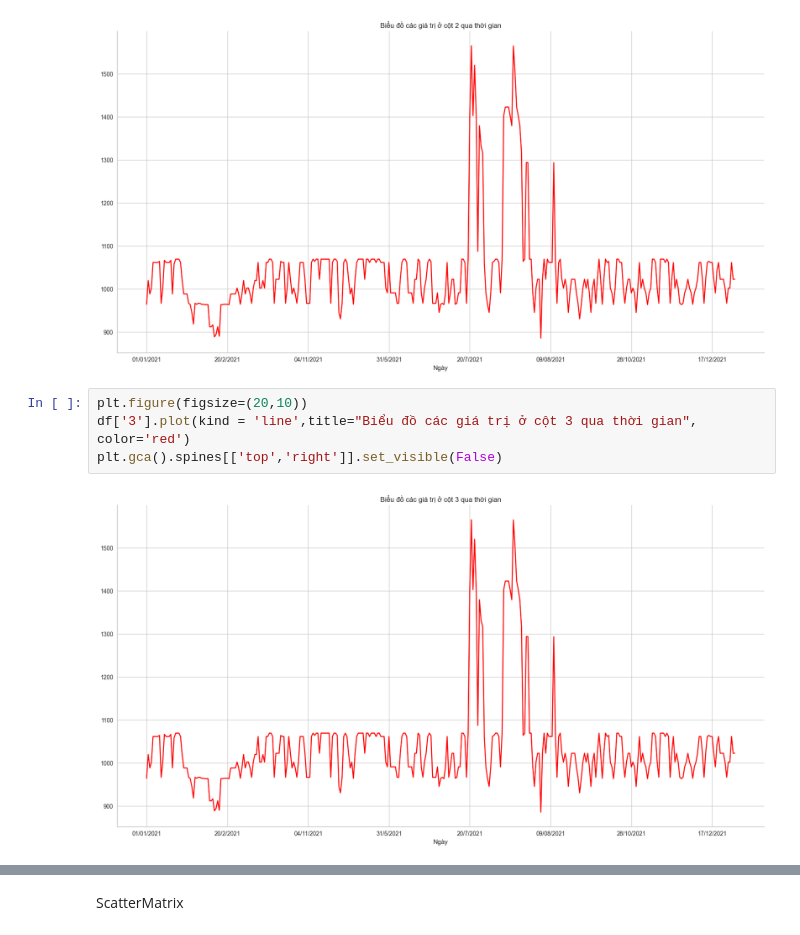
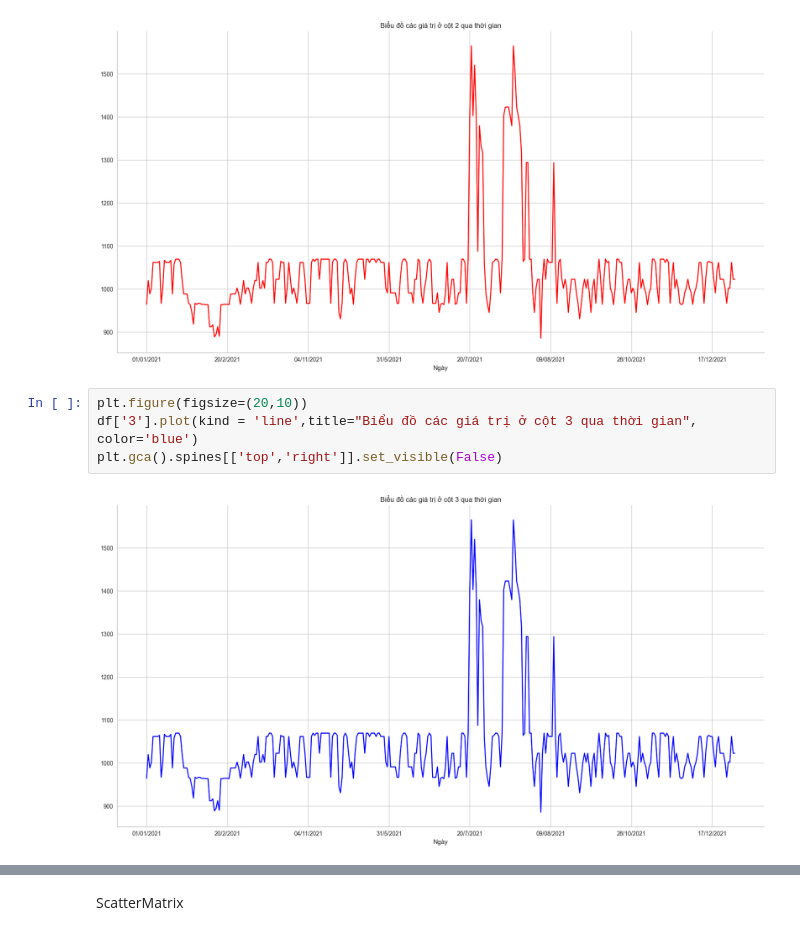
Before and after one commit to ntanhhh/Time_Series, a Jupyter notebook: bai3.ipynb, the cells around one changed output, grey strips where cells are left out. Drawn from its saved outputs; the diff is of its cells as text.

```diff
--- a/bai3.ipynb
+++ b/bai3.ipynb
@@ -43,9 +43,9 @@ plt.gca().spines[['top','right']].set_visible(False)
 [figure]
 # %%
 plt.figure(figsize=(20,10))
-df['3'].plot(kind = 'line',title="Biểu đồ các giá trị ở cột 3 qua thời gian", color='red')
+df['3'].plot(kind = 'line',title="Biểu đồ các giá trị ở cột 3 qua thời gian", color='blue')
 plt.gca().spines[['top','right']].set_visible(False)
 # %% [output]
-[figure, old version]
+[figure, new version]
 # %%
 plt.figure(figsize=(20,10))
```
Also changed, not shown: parts of 6 cells of this notebook.
